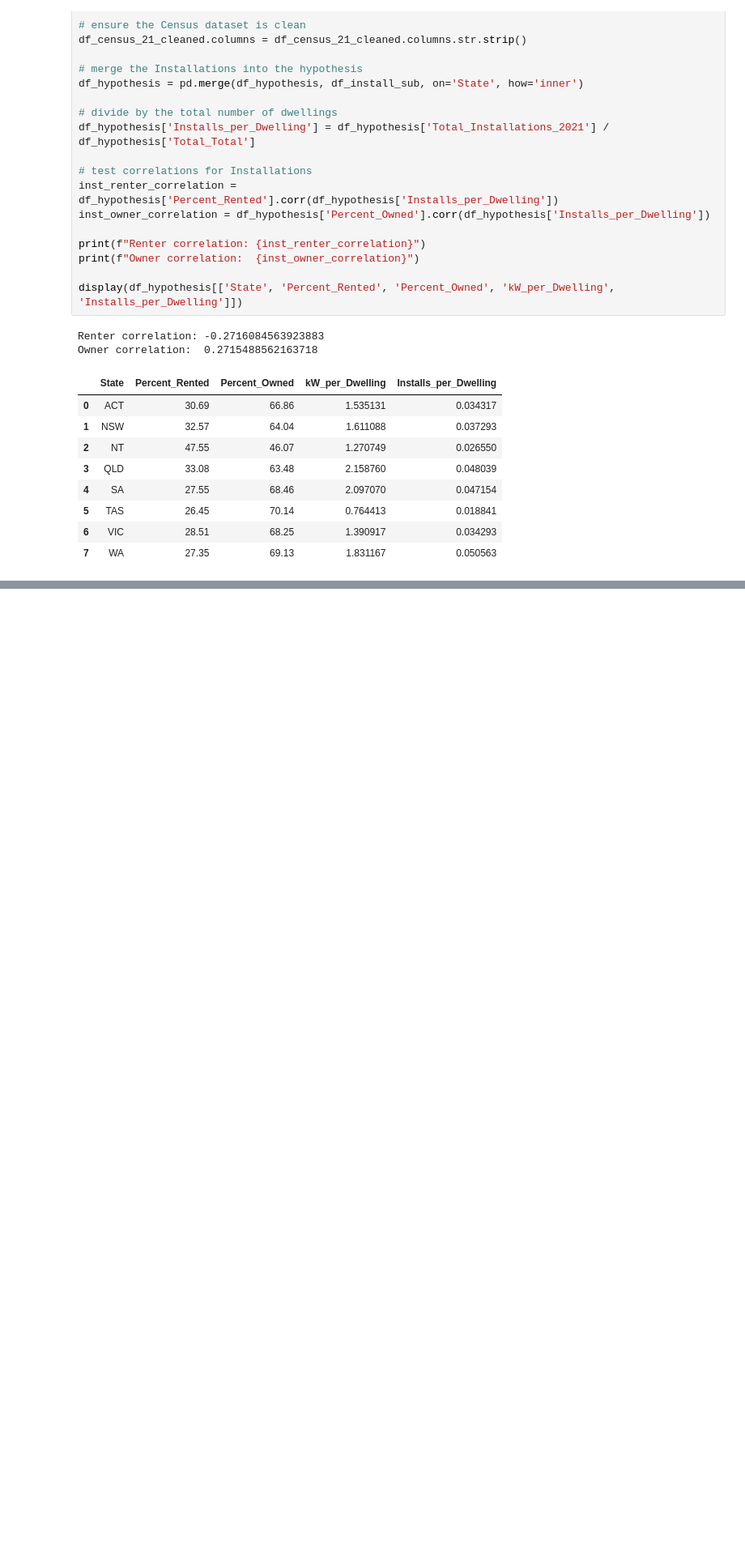
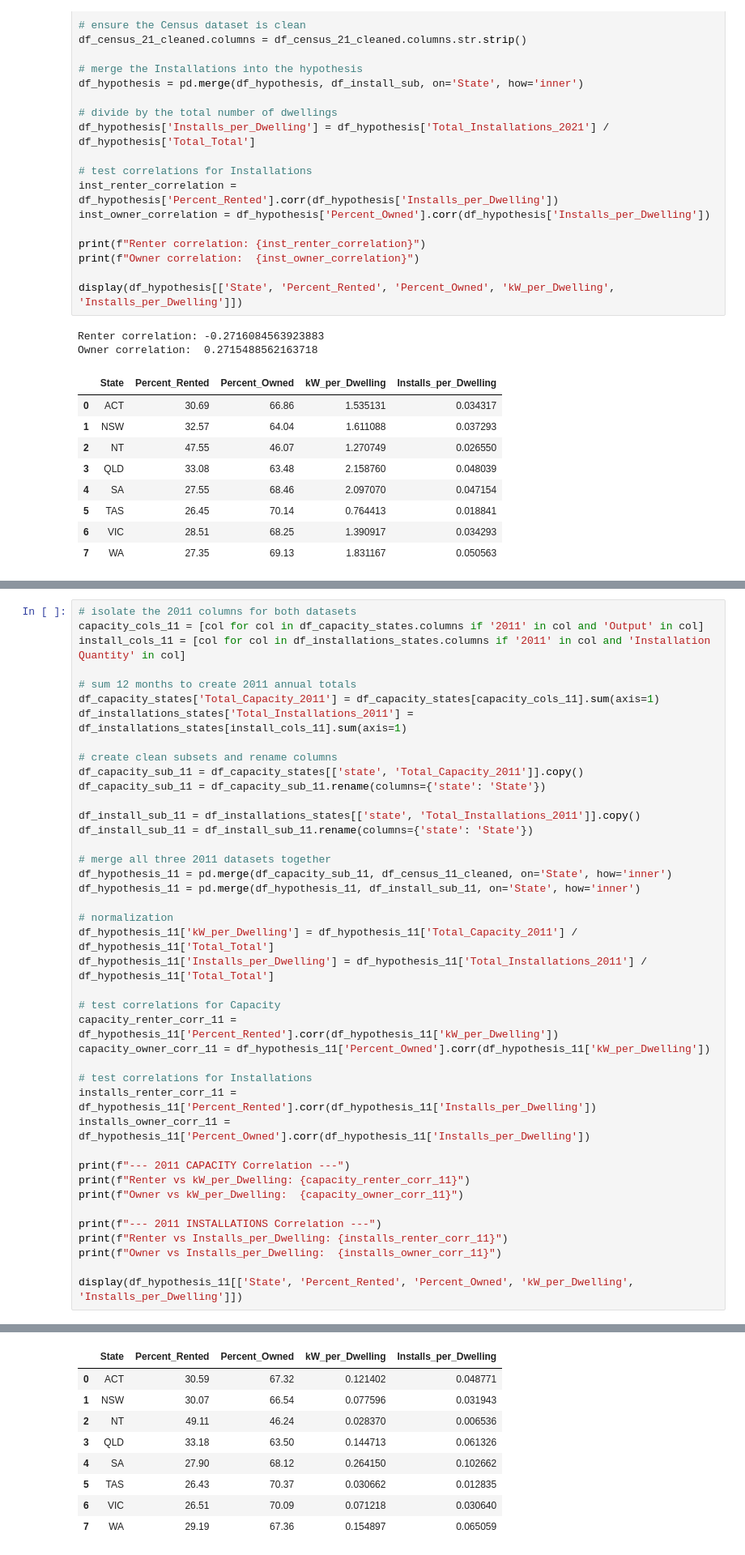
Before and after one commit to quantwothree/solar-energy-adoption-au, a Jupyter notebook: ARENA.ipynb, the cells around one changed output, grey strips where cells are left out. Shown at 81% size. Saved outputs shown, nothing was run; the diff lists cells and outputs as text; blank space fills up the shorter version.

```diff
--- a/ARENA.ipynb
+++ b/ARENA.ipynb
@@ -1094,0 +1160,42 @@ Owner correlation:  0.2715488562163718
+# %%
+# isolate the 2011 columns for both datasets
+capacity_cols_11 = [col for col in df_capacity_states.columns if '2011' in col and 'Output' in col]
+install_cols_11 = [col for col in df_installations_states.columns if '2011' in col and 'Installation Quantity' in col]
+
+# sum 12 months to create 2011 annual totals
+df_capacity_states['Total_Capacity_2011'] = df_capacity_states[capacity_cols_11].sum(axis=1)
+df_installations_states['Total_Installations_2011'] = df_installations_states[install_cols_11].sum(axis=1)
+
+# create clean subsets and rename columns
+df_capacity_sub_11 = df_capacity_states[['state', 'Total_Capacity_2011']].copy()
+df_capacity_sub_11 = df_capacity_sub_11.rename(columns={'state': 'State'})
+
+df_install_sub_11 = df_installations_states[['state', 'Total_Installations_2011']].copy()
+df_install_sub_11 = df_install_sub_11.rename(columns={'state': 'State'})
+
+# merge all three 2011 datasets together
+df_hypothesis_11 = pd.merge(df_capacity_sub_11, df_census_11_cleaned, on='State', how='inner')
+df_hypothesis_11 = pd.merge(df_hypothesis_11, df_install_sub_11, on='State', how='inner')
+
+# normalization
+df_hypothesis_11['kW_per_Dwelling'] = df_hypothesis_11['Total_Capacity_2011'] / df_hypothesis_11['Total_Total']
+df_hypothesis_11['Installs_per_Dwelling'] = df_hypothesis_11['Total_Installations_2011'] / df_hypothesis_11['Total_Total']
+
+# test correlations for Capacity
+capacity_renter_corr_11 = df_hypothesis_11['Percent_Rented'].corr(df_hypothesis_11['kW_per_Dwelling'])
+capacity_owner_corr_11 = df_hypothesis_11['Percent_Owned'].corr(df_hypothesis_11['kW_per_Dwelling'])
+
+# test correlations for Installations
+installs_renter_corr_11 = df_hypothesis_11['Percent_Rented'].corr(df_hypothesis_11['Installs_per_Dwelling'])
+installs_owner_corr_11 = df_hypothesis_11['Percent_Owned'].corr(df_hypothesis_11['Installs_per_Dwelling'])
+
+print(f"--- 2011 CAPACITY Correlation ---")
+print(f"Renter vs kW_per_Dwelling: {capacity_renter_corr_11}")
+print(f"Owner vs kW_per_Dwelling:  {capacity_owner_corr_11}")
+
+print(f"--- 2011 INSTALLATIONS Correlation ---")
+print(f"Renter vs Installs_per_Dwelling: {installs_renter_corr_11}")
+print(f"Owner vs Installs_per_Dwelling:  {installs_owner_corr_11}")
+
+display(df_hypothesis_11[['State', 'Percent_Rented', 'Percent_Owned', 'kW_per_Dwelling', 'Installs_per_Dwelling']])
+# %% [output]
@@ -1094,0 +1208,9 @@ Owner correlation:  0.2715488562163718
+|  | State | Percent_Rented | Percent_Owned | kW_per_Dwelling | Installs_per_Dwelling |
+| 0 | ACT | 30.59 | 67.32 | 0.121402 | 0.048771 |
+| 1 | NSW | 30.07 | 66.54 | 0.077596 | 0.031943 |
+| 2 | NT | 49.11 | 46.24 | 0.028370 | 0.006536 |
+| 3 | QLD | 33.18 | 63.50 | 0.144713 | 0.061326 |
+| 4 | SA | 27.90 | 68.12 | 0.264150 | 0.102662 |
+| 5 | TAS | 26.43 | 70.37 | 0.030662 | 0.012835 |
+| 6 | VIC | 26.51 | 70.09 | 0.071218 | 0.030640 |
+| 7 | WA | 29.19 | 67.36 | 0.154897 | 0.065059 |
```
Also changed, not shown: parts of 6 cells of this notebook.
